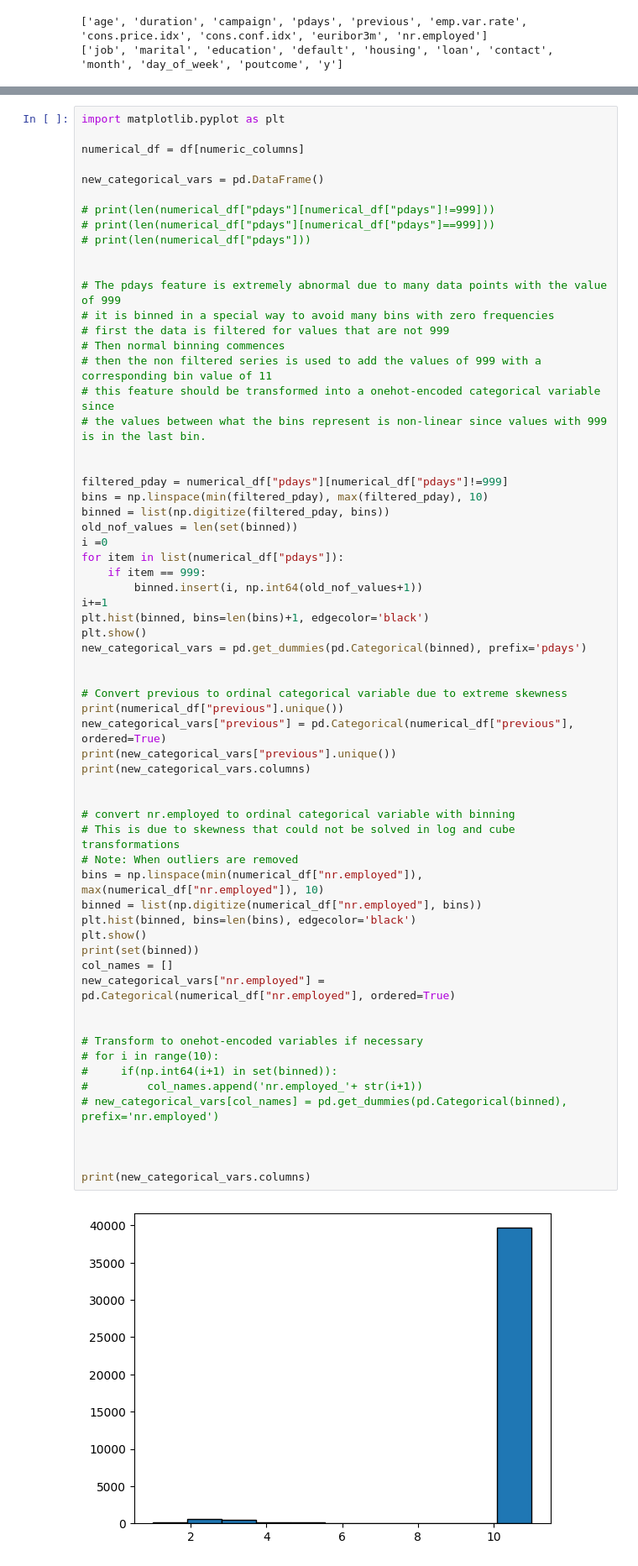
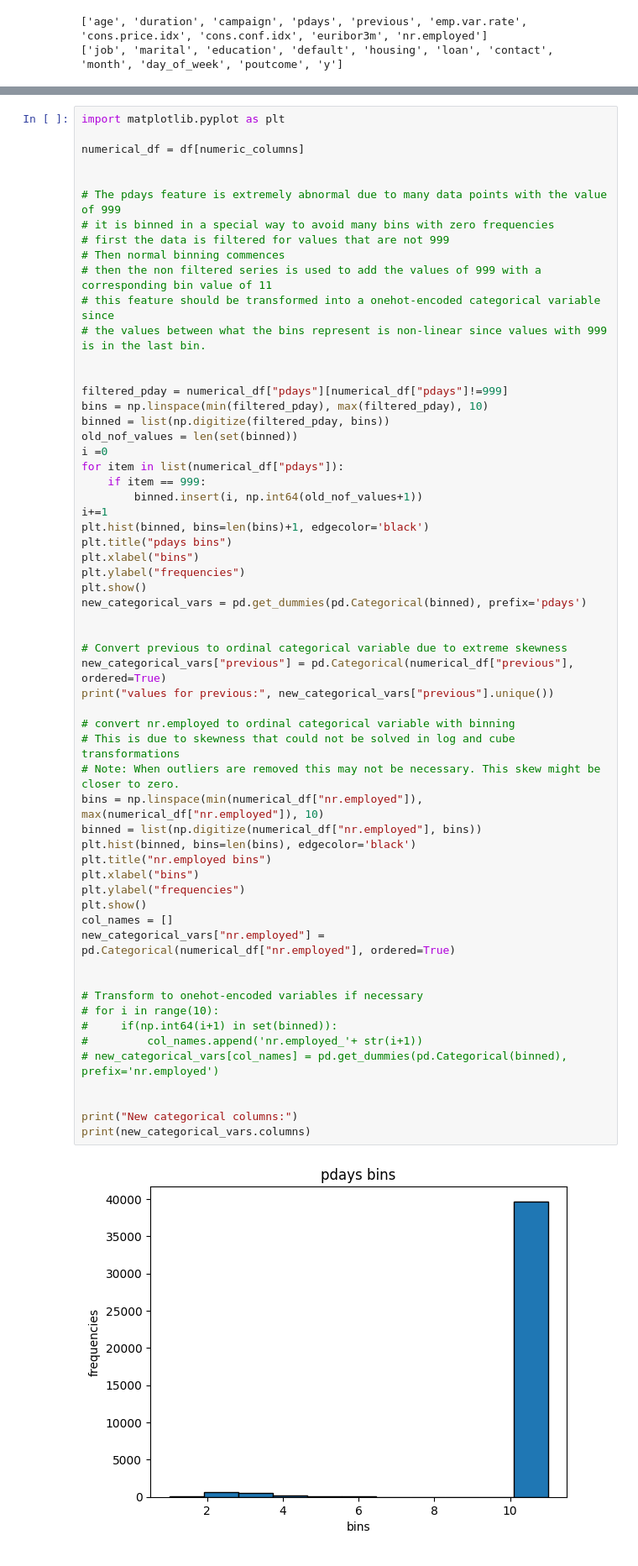
Before and after one commit to jacksonianrtaylor/Data-Glacier-Group-Project-Week-9, a Jupyter notebook: Week 9/data_cleansing_and_transformation.ipynb, the cells around one changed output, grey strips where cells are left out. Shown at 84% size. Drawn from its saved outputs; the diff is of its cells as text.

```diff
--- a/Week 9/data_cleansing_and_transformation.ipynb
+++ b/Week 9/data_cleansing_and_transformation.ipynb
@@ -126,12 +145,6 @@ fails nr.employed
 import matplotlib.pyplot as plt
 
 numerical_df = df[numeric_columns]
-
-new_categorical_vars = pd.DataFrame()
-
-# print(len(numerical_df["pdays"][numerical_df["pdays"]!=999]))
-# print(len(numerical_df["pdays"][numerical_df["pdays"]==999]))
-# print(len(numerical_df["pdays"]))
 
 
 # The pdays feature is extremely abnormal due to many data points with the value of 999
@@ -152,38 +165,40 @@ for item in list(numerical_df["pdays"]):
     if item == 999:
         binned.insert(i, np.int64(old_nof_values+1))
 i+=1
 plt.hist(binned, bins=len(bins)+1, edgecolor='black')
+plt.title("pdays bins")
+plt.xlabel("bins")
+plt.ylabel("frequencies")
 plt.show()
 new_categorical_vars = pd.get_dummies(pd.Categorical(binned), prefix='pdays')
 
 
 # Convert previous to ordinal categorical variable due to extreme skewness
-print(numerical_df["previous"].unique())
 new_categorical_vars["previous"] = pd.Categorical(numerical_df["previous"], ordered=True)
-print(new_categorical_vars["previous"].unique())
-print(new_categorical_vars.columns)
-
+print("values for previous:", new_categorical_vars["previous"].unique())
 
 # convert nr.employed to ordinal categorical variable with binning
 # This is due to skewness that could not be solved in log and cube transformations
-# Note: When outliers are removed
+# Note: When outliers are removed this may not be necessary. This skew might be closer to zero.
 bins = np.linspace(min(numerical_df["nr.employed"]), max(numerical_df["nr.employed"]), 10)
 binned = list(np.digitize(numerical_df["nr.employed"], bins))
 plt.hist(binned, bins=len(bins), edgecolor='black')
+plt.title("nr.employed bins")
+plt.xlabel("bins")
+plt.ylabel("frequencies")
 plt.show()
-print(set(binned))
 col_names = []
 new_categorical_vars["nr.employed"] = pd.Categorical(numerical_df["nr.employed"], ordered=True)
 
 
 # Transform to onehot-encoded variables if necessary
 # for i in range(10):
 #     if(np.int64(i+1) in set(binned)):
 #         col_names.append('nr.employed_'+ str(i+1))
 # new_categorical_vars[col_names] = pd.get_dummies(pd.Categorical(binned), prefix='nr.employed')
 
 
-
+print("New categorical columns:")
 print(new_categorical_vars.columns)
 # %% [output]
-[figure, old version]
+[figure, new version]
```
Also changed, not shown: parts of 7 cells of this notebook.
